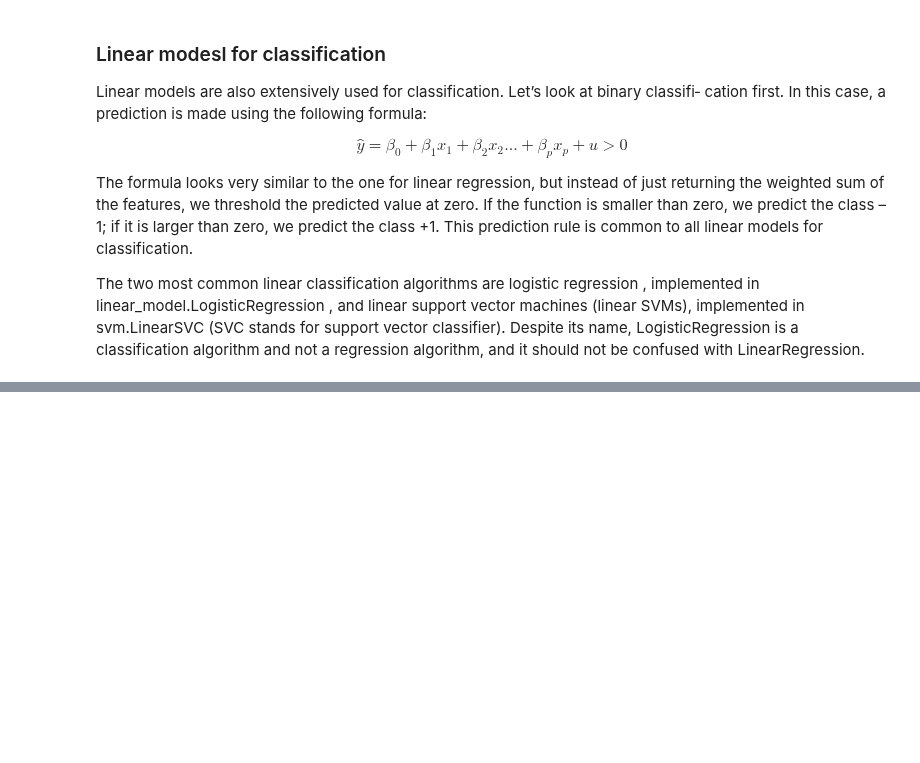
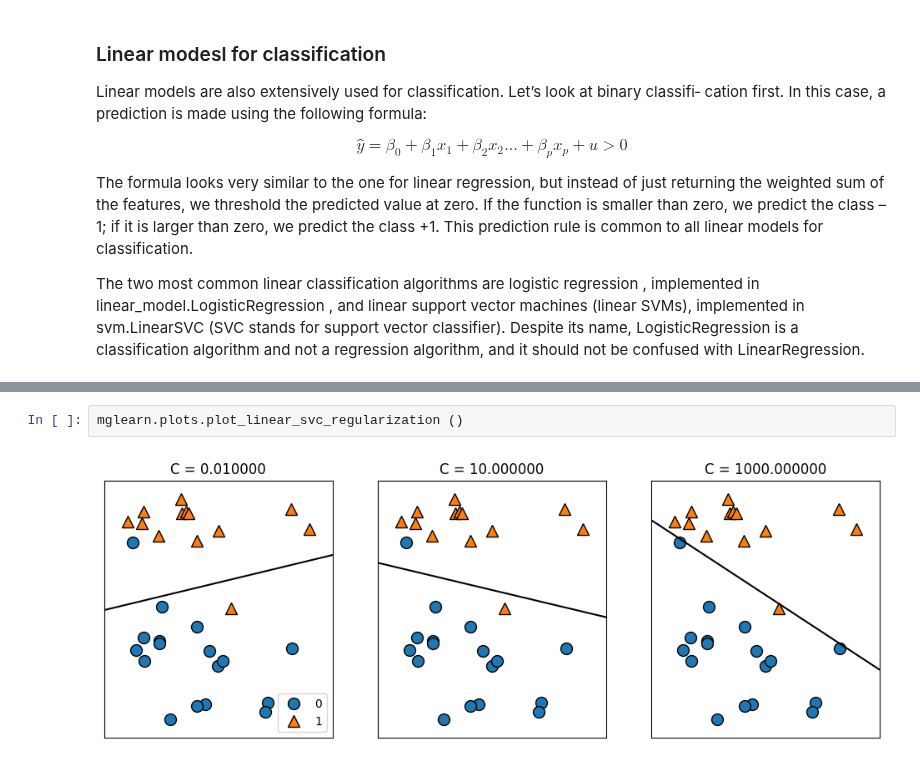
Before and after one commit to julihdez36/Machine_learning, a Jupyter notebook: Machine learning algorithms/(book)linear_regression.ipynb, the cells around one changed output, grey strips where cells are left out. Drawn from its saved outputs; the diff is of its cells as text; blank space fills up the shorter version.

```diff
--- a/Machine learning algorithms/(book)linear_regression.ipynb
+++ b/Machine learning algorithms/(book)linear_regression.ipynb
@@ -131,0 +151,4 @@ The two most common linear classification algorithms are logistic regression , i
+# %%
+mglearn.plots.plot_linear_svc_regularization ()
+# %% [output]
+[figure, added]
```
Also changed, not shown: parts of 1 cell of this notebook.
